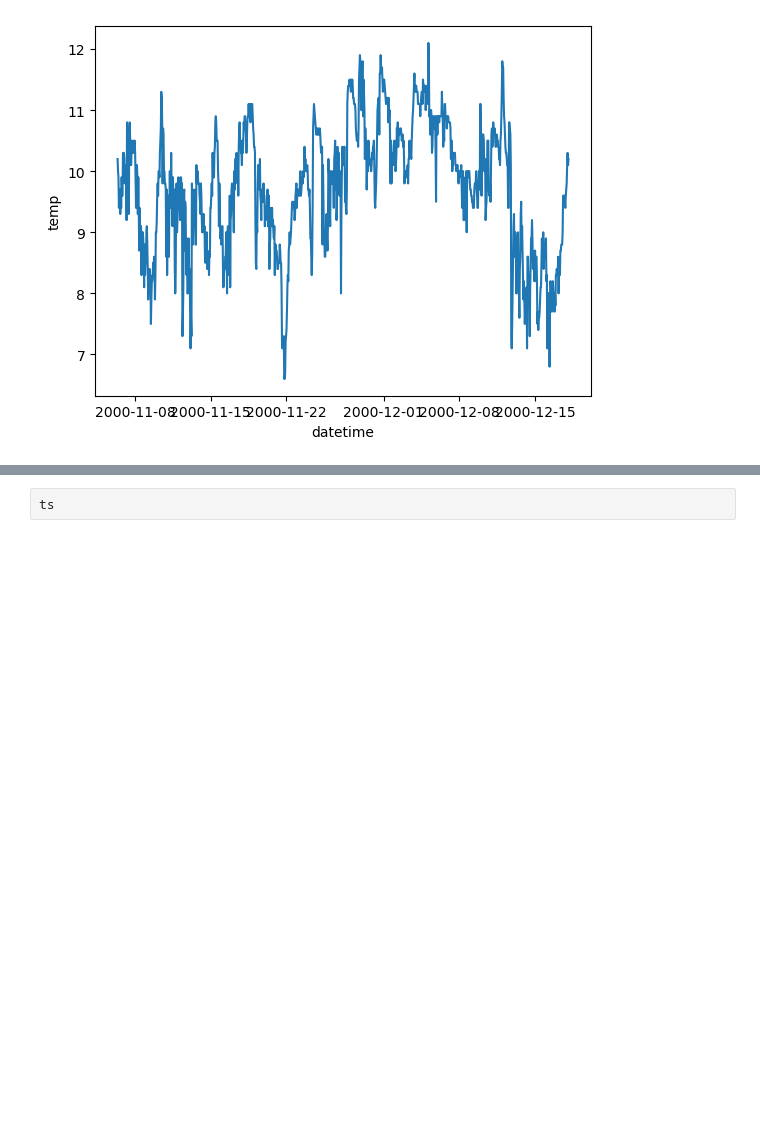
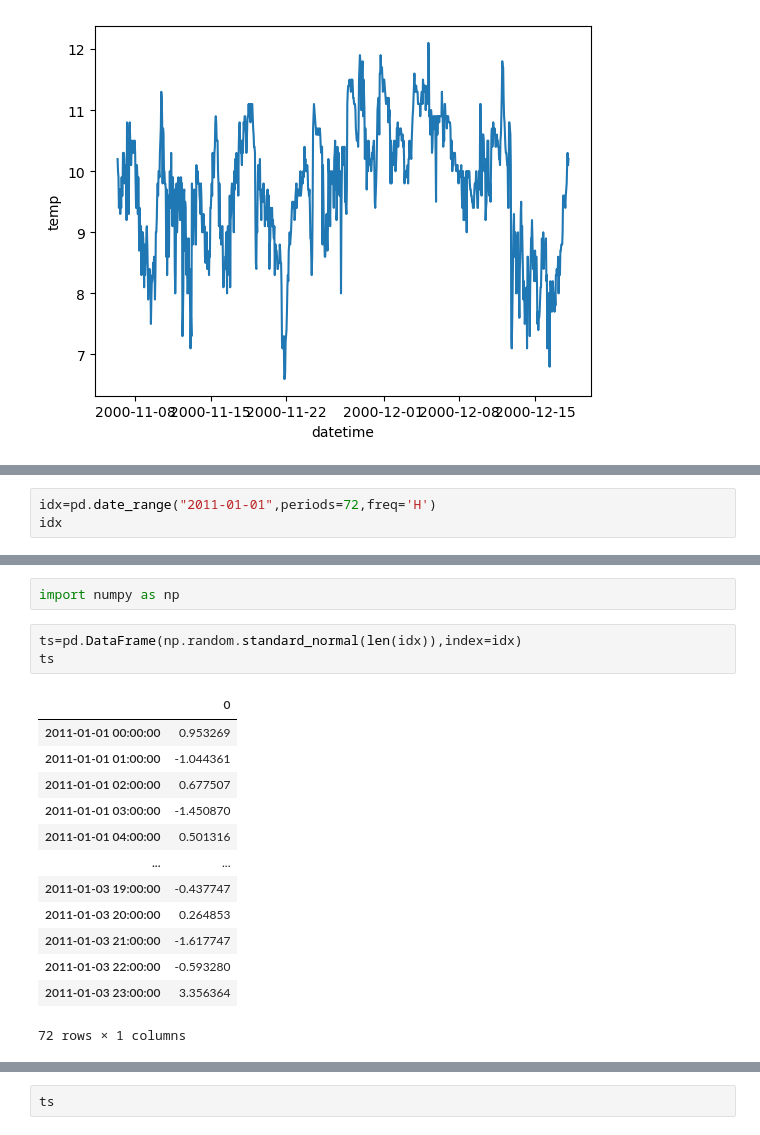
Before and after one commit to E6985/pda-time-series, a Jupyter notebook: time-series.ipynb, the cells around one changed output, grey strips where cells are left out. Cells and saved outputs as stored; diff of their text form; blank space fills up the shorter version.

```diff
--- a/time-series.ipynb
+++ b/time-series.ipynb
@@ -195,0 +351,3 @@ rng
+# %%
+idx=pd.date_range("2011-01-01",periods=72,freq='H')
+idx
@@ -195,0 +393,19 @@ rng
+# %%
+import numpy as np
+# %%
+ts=pd.DataFrame(np.random.standard_normal(len(idx)),index=idx)
+ts
+# %% [output]
+|  | 0 |
+| 2011-01-01 00:00:00 | 0.953269 |
+| 2011-01-01 01:00:00 | -1.044361 |
+| 2011-01-01 02:00:00 | 0.677507 |
+| 2011-01-01 03:00:00 | -1.450870 |
+| 2011-01-01 04:00:00 | 0.501316 |
+| ... | ... |
+| 2011-01-03 19:00:00 | -0.437747 |
+| 2011-01-03 20:00:00 | 0.264853 |
+| 2011-01-03 21:00:00 | -1.617747 |
+| 2011-01-03 22:00:00 | -0.593280 |
+| 2011-01-03 23:00:00 | 3.356364 |
+72 rows × 1 columns
```
Also changed, not shown: parts of 44 cells of this notebook.
